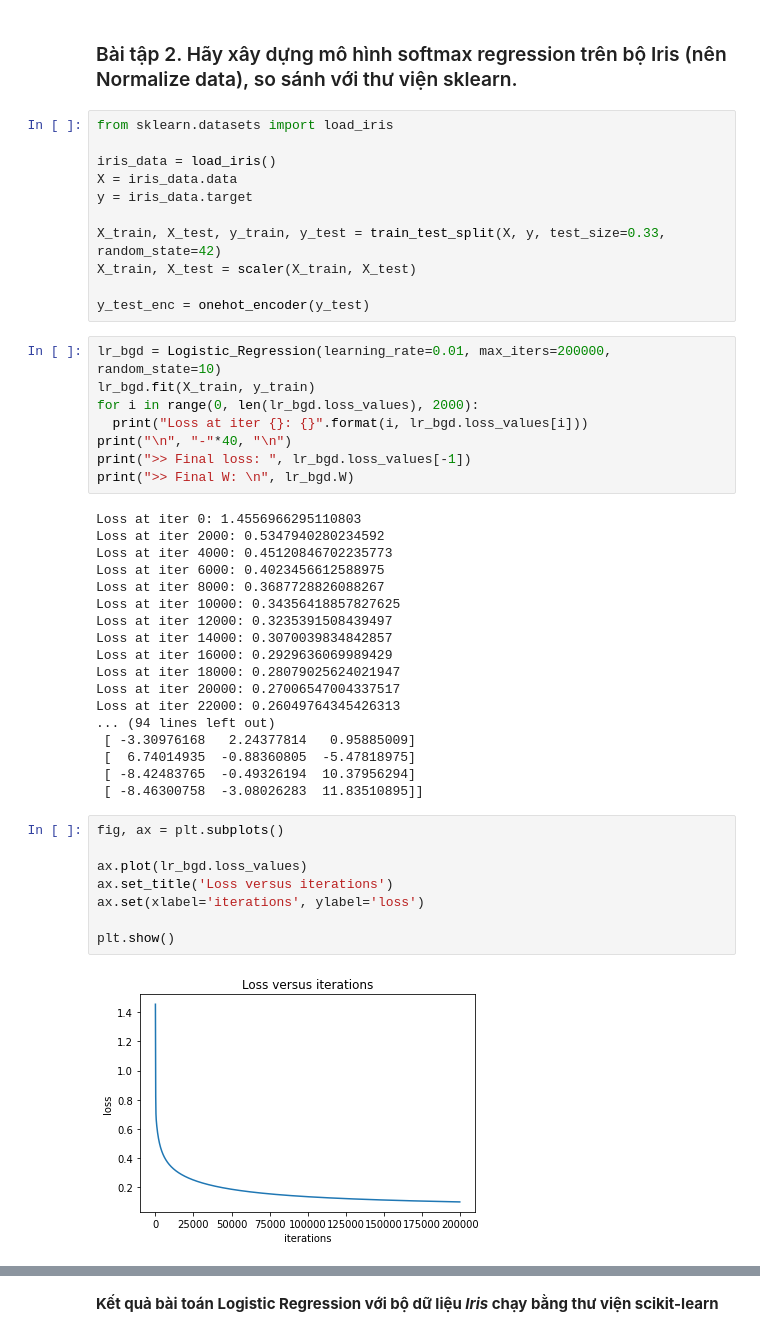
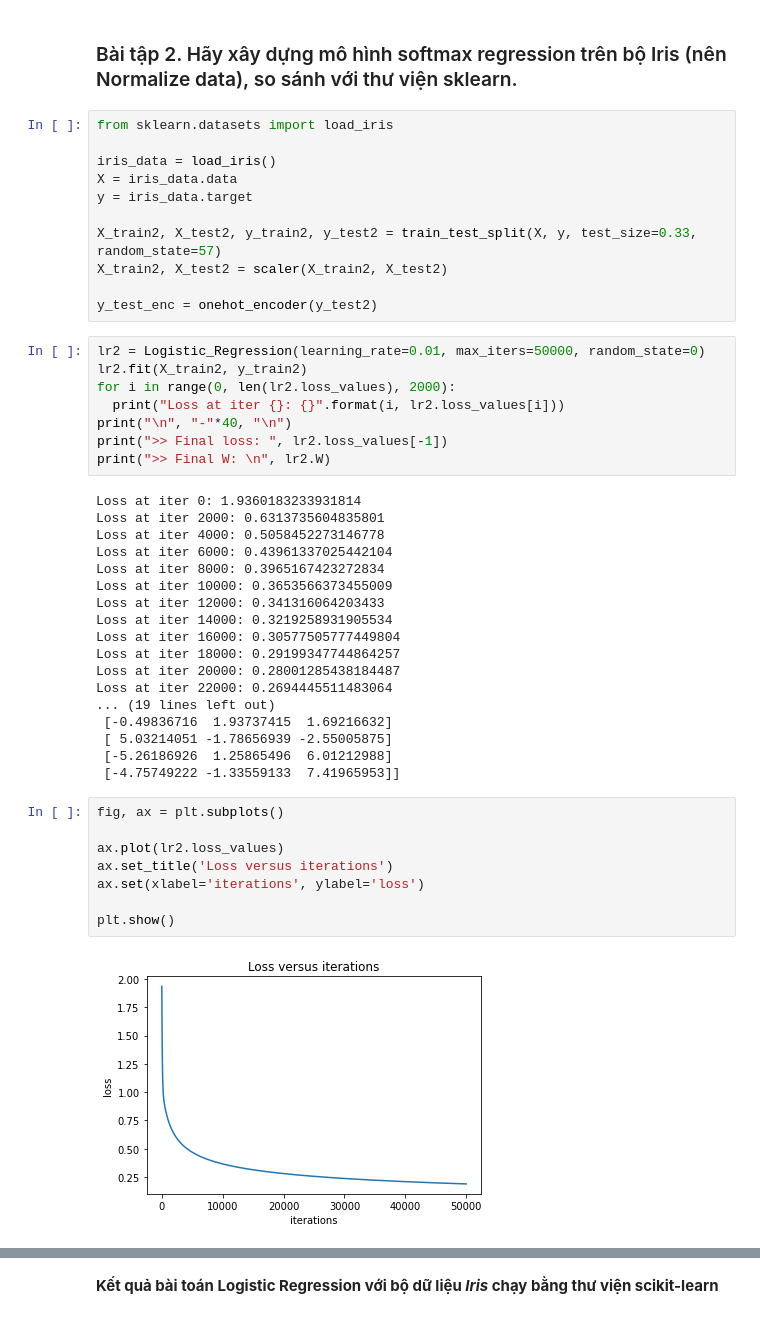
Before and after one commit to anhhuy-dinh/University_Learning, a Jupyter notebook: machine-learning/NMMH_TH3_18110103/NMMH_TH3_18110103.ipynb, the cells around one changed output, grey strips where cells are left out. Drawn from its saved outputs; the diff is of its cells as text.

```diff
--- a/machine-learning/NMMH_TH3_18110103/NMMH_TH3_18110103.ipynb
+++ b/machine-learning/NMMH_TH3_18110103/NMMH_TH3_18110103.ipynb
@@ -280,44 +289,44 @@ iris_data = load_iris()
 X = iris_data.data
 y = iris_data.target
 
-X_train, X_test, y_train, y_test = train_test_split(X, y, test_size=0.33, random_state=42)
-X_train, X_test = scaler(X_train, X_test)
+X_train2, X_test2, y_train2, y_test2 = train_test_split(X, y, test_size=0.33, random_state=57)
+X_train2, X_test2 = scaler(X_train2, X_test2)
 
-y_test_enc = onehot_encoder(y_test)
+y_test_enc = onehot_encoder(y_test2)
 # %%
-lr_bgd = Logistic_Regression(learning_rate=0.01, max_iters=200000, random_state=10)
-lr_bgd.fit(X_train, y_train)
-for i in range(0, len(lr_bgd.loss_values), 2000):
-  print("Loss at iter {}: {}".format(i, lr_bgd.loss_values[i]))
+lr2 = Logistic_Regression(learning_rate=0.01, max_iters=50000, random_state=0)
+lr2.fit(X_train2, y_train2)
+for i in range(0, len(lr2.loss_values), 2000):
+  print("Loss at iter {}: {}".format(i, lr2.loss_values[i]))
 print("\n", "-"*40, "\n")
-print(">> Final loss: ", lr_bgd.loss_values[-1])
-print(">> Final W: \n", lr_bgd.W)
+print(">> Final loss: ", lr2.loss_values[-1])
+print(">> Final W: \n", lr2.W)
 # %% [output]
-Loss at iter 0: 1.4556966295110803
-Loss at iter 2000: 0.5347940280234592
-Loss at iter 4000: 0.45120846702235773
-Loss at iter 6000: 0.4023456612588975
-Loss at iter 8000: 0.3687728826088267
-Loss at iter 10000: 0.34356418857827625
-Loss at iter 12000: 0.3235391508439497
-Loss at iter 14000: 0.3070039834842857
-Loss at iter 16000: 0.2929636069989429
-Loss at iter 18000: 0.28079025624021947
-Loss at iter 20000: 0.27006547004337517
-Loss at iter 22000: 0.26049764345426313
-... (94 lines left out)
- [ -3.30976168   2.24377814   0.95885009]
- [  6.74014935  -0.88360805  -5.47818975]
- [ -8.42483765  -0.49326194  10.37956294]
- [ -8.46300758  -3.08026283  11.83510895]]
+Loss at iter 0: 1.9360183233931814
+Loss at iter 2000: 0.6313735604835801
+Loss at iter 4000: 0.5058452273146778
+Loss at iter 6000: 0.43961337025442104
+Loss at iter 8000: 0.3965167423272834
+Loss at iter 10000: 0.3653566373455009
+Loss at iter 12000: 0.341316064203433
+Loss at iter 14000: 0.3219258931905534
+Loss at iter 16000: 0.30577505777449804
+Loss at iter 18000: 0.29199347744864257
+Loss at iter 20000: 0.28001285438184487
+Loss at iter 22000: 0.2694445511483064
+... (19 lines left out)
+ [-0.49836716  1.93737415  1.69216632]
+ [ 5.03214051 -1.78656939 -2.55005875]
+ [-5.26186926  1.25865496  6.01212988]
+ [-4.75749222 -1.33559133  7.41965953]]
 # %%
 fig, ax = plt.subplots()
 
-ax.plot(lr_bgd.loss_values)
+ax.plot(lr2.loss_values)
 ax.set_title('Loss versus iterations')
 ax.set(xlabel='iterations', ylabel='loss')
 
 plt.show()
 # %% [output]
-[figure, old version]
+[figure, new version]
 # %%
```
Also changed, not shown: parts of 11 cells of this notebook.
